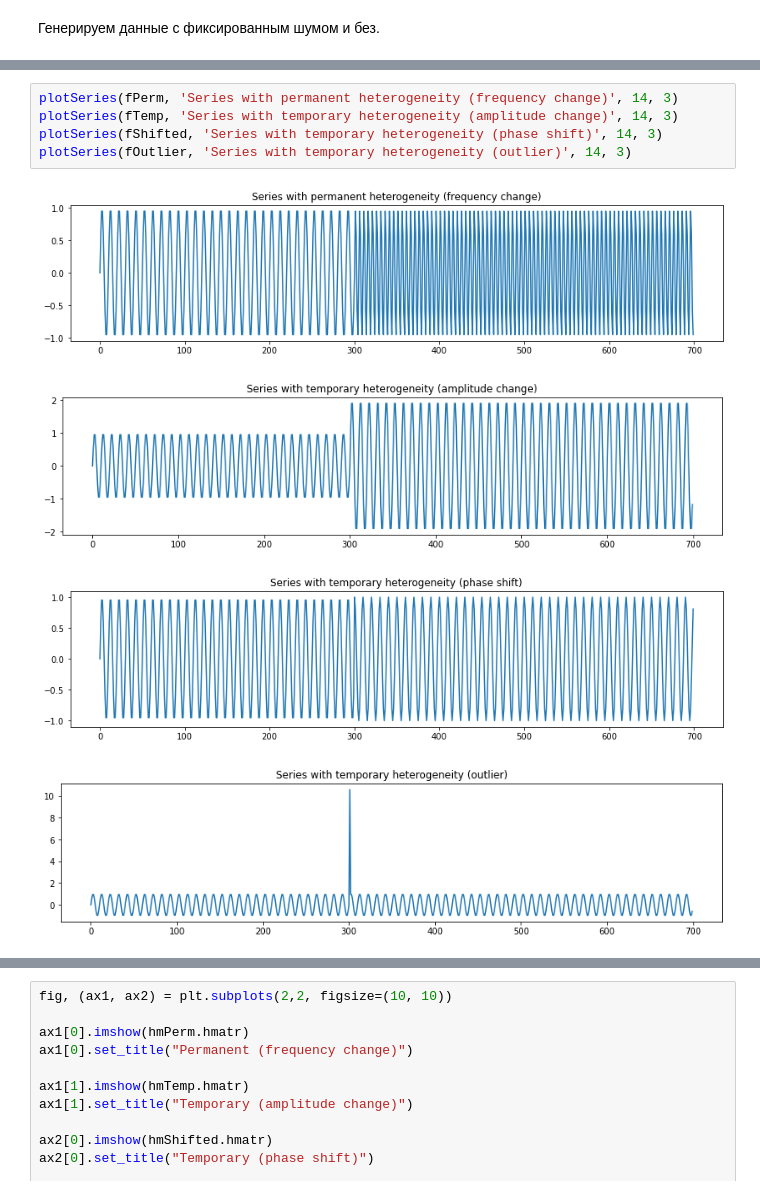
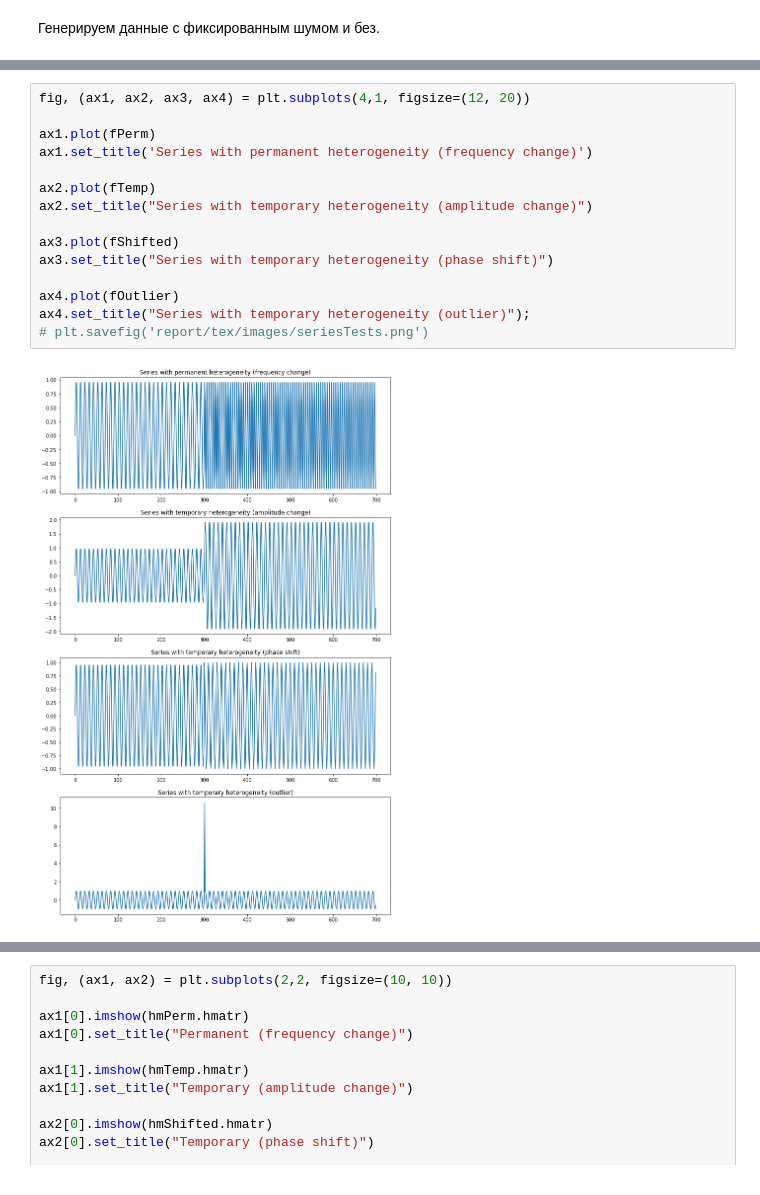
Before and after one commit to Loulaan/researchWork, a Jupyter notebook: heterFuncTest.ipynb, the cells around one changed output, grey strips where cells are left out. Cells and saved outputs as stored; diff of their text form.

Commit message:
Edit report

```diff
--- a/heterFuncTest.ipynb
+++ b/heterFuncTest.ipynb
@@ -80,13 +95,20 @@ fOutlierNoise = fOutlier + eps
 hmOutlier = Hmatr(fOutlier, B, T_, L, neig=r, svdMethod=method)
 hmOutlierNoise = Hmatr(fOutlierNoise, B, T_, L, neig=r, svdMethod=method)
 # %%
-plotSeries(fPerm, 'Series with permanent heterogeneity (frequency change)', 14, 3)
-plotSeries(fTemp, 'Series with temporary heterogeneity (amplitude change)', 14, 3)
-plotSeries(fShifted, 'Series with temporary heterogeneity (phase shift)', 14, 3)
-plotSeries(fOutlier, 'Series with temporary heterogeneity (outlier)', 14, 3)
+fig, (ax1, ax2, ax3, ax4) = plt.subplots(4,1, figsize=(12, 20))
+
+ax1.plot(fPerm)
+ax1.set_title('Series with permanent heterogeneity (frequency change)')
+
+ax2.plot(fTemp)
+ax2.set_title("Series with temporary heterogeneity (amplitude change)")
+
+ax3.plot(fShifted)
+ax3.set_title("Series with temporary heterogeneity (phase shift)")
+
+ax4.plot(fOutlier)
+ax4.set_title("Series with temporary heterogeneity (outlier)");
+# plt.savefig('report/tex/images/seriesTests.png')
 # %% [output]
-[figure, old version]
+[figure, new version]
-[figure, removed]
-[figure, removed]
-[figure, removed]
 # %%
```
Also changed, not shown: parts of 25 cells of this notebook, 36 other files.
